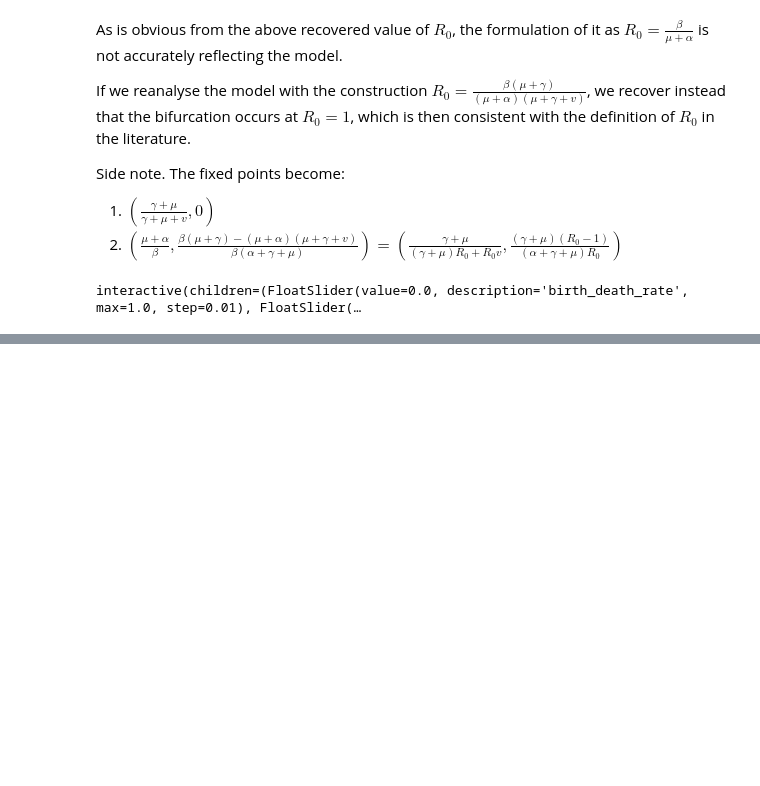
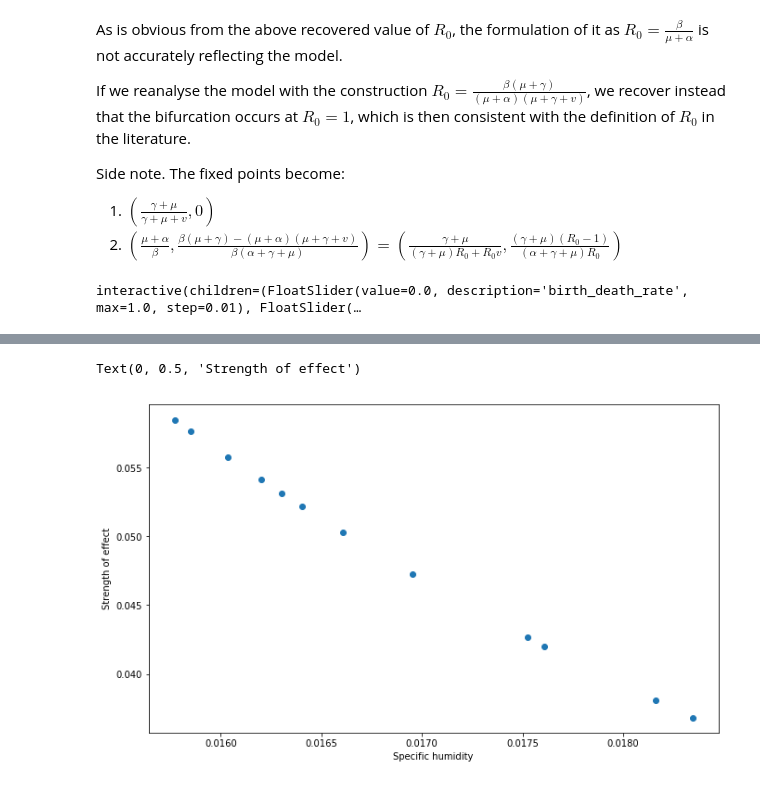
Before and after one commit to dwu402/self-harm, a Jupyter notebook: climate_forward.ipynb, the cells around one changed output, grey strips where cells are left out. Saved outputs shown, nothing was run; the diff lists cells and outputs as text; code cells hidden in the pictures; blank space fills up the shorter version.

```diff
--- a/climate_forward.ipynb
+++ b/climate_forward.ipynb
@@ -502,0 +507,9 @@ interactive(children=(FloatSlider(value=0.0, description='birth_death_rate', max
+# %%
+# humidity effect
+plt.figure()
+plt.plot(climate.HUMIDITY_DATA, np.exp(-180*climate.HUMIDITY_DATA), 'o')
+plt.xlabel("Specific humidity")
+plt.ylabel("Strength of effect")
+# %% [output]
+Text(0, 0.5, 'Strength of effect')
+[figure, added]
```
Also changed, not shown: parts of 32 cells of this notebook.
